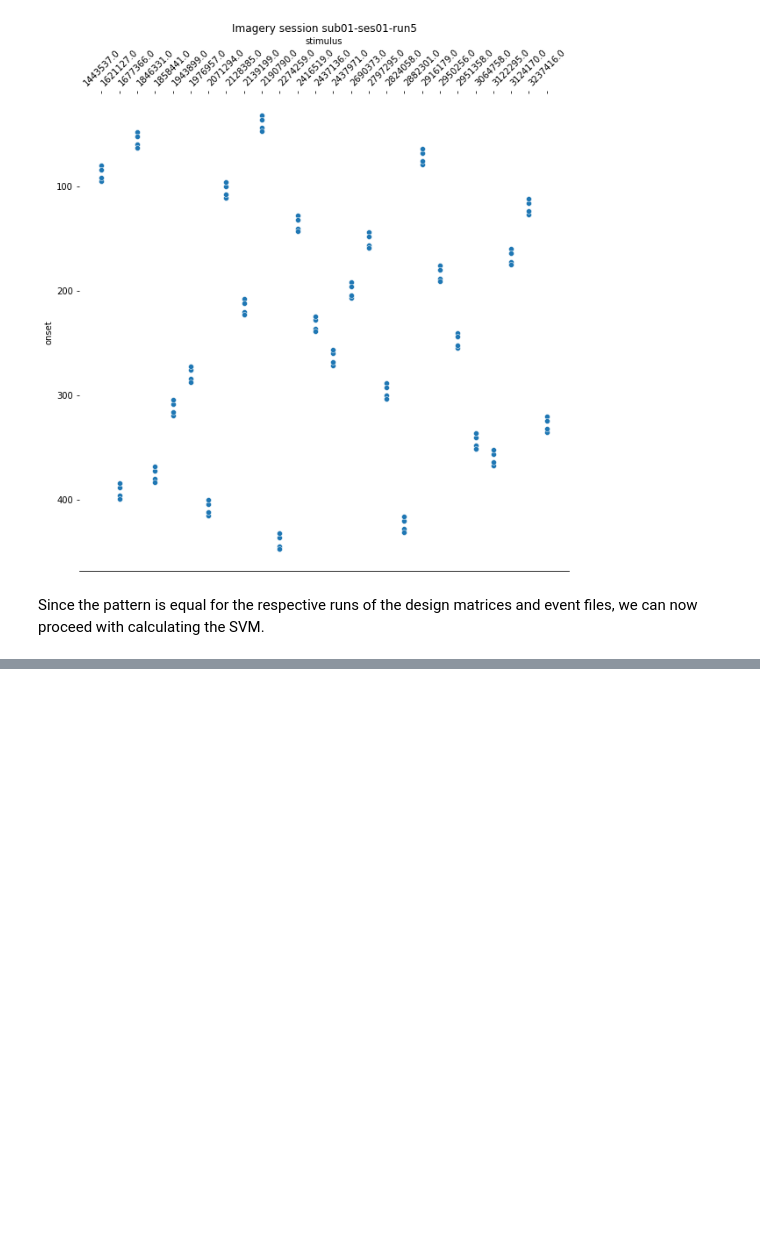
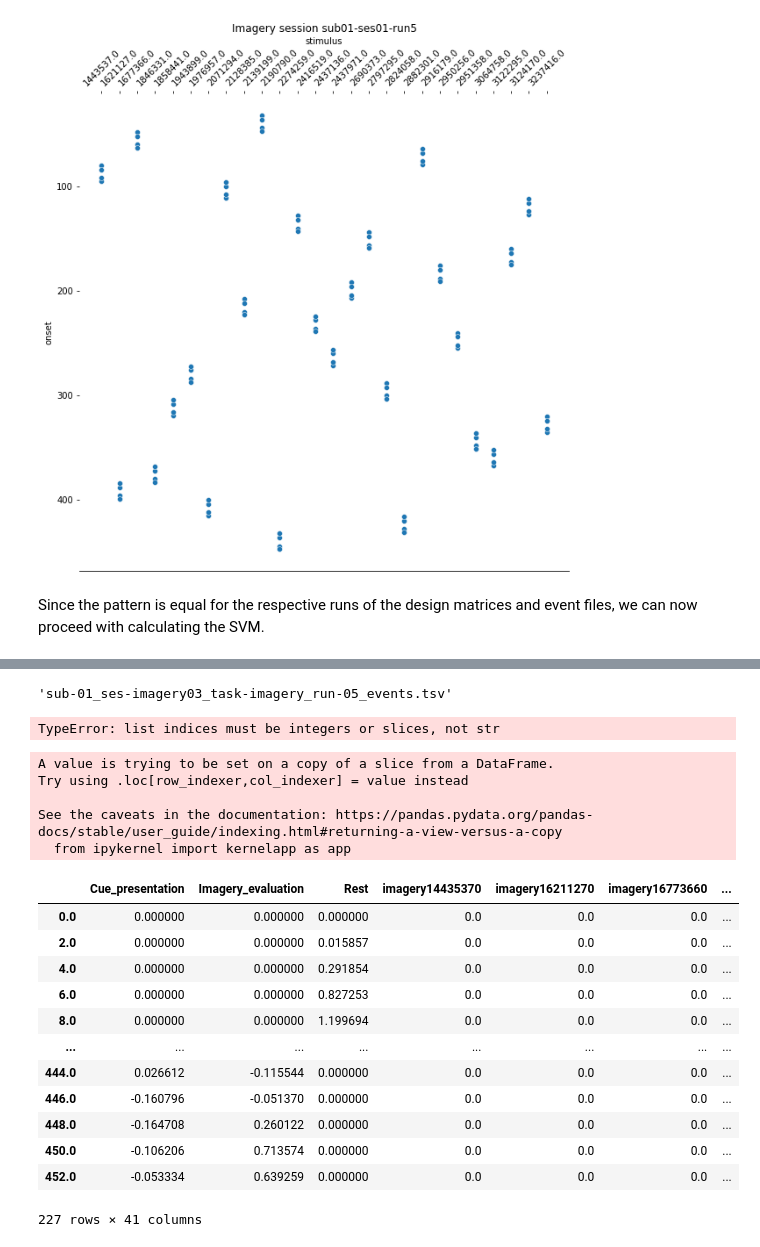
Before and after one commit to JNPauli/Banter, a Jupyter notebook: data/General_linear_model.ipynb, the cells around one changed output, grey strips where cells are left out. Drawn from its saved outputs; the diff is of its cells as text; code cells hidden in the pictures; blank space fills up the shorter version.

Commit message:
created loop that leads to a design matrix for all sessions

```diff
--- a/data/General_linear_model.ipynb
+++ b/data/General_linear_model.ipynb
@@ -385,7 +385,7 @@ Now once again we have to get the trialtype aka the stimuli seperated from the e
 def trialtype(event):
     trial_type = ['SPACE']*len(event['event_type'])
     category = event['category_id']
-    for idx, x in enumerate(events['event_type']):
+    for idx, x in enumerate(event['event_type']):
         if x == -1:
             trial_type[idx] = 'Rest'
         if x == 1:
@@ -728,7 +633,0 @@ for file in os.listdir():
-# %%
-
-for pos, x in enumerate(s):
-    for file in os.listdir('/home/jpauli/ds001506/sub-01/ses-imagery0'+str(s[1])+'/func'):
-        filename = file
-        if filename.endswith(".tsv"):
-            events_ses_2.append(pd.read_csv(file,sep = '\t'))
@@ -751,0 +744,59 @@ for file in os.listdir():
+# %%
+filename
+# %% [output]
+'sub-01_ses-imagery03_task-imagery_run-05_events.tsv'
+# %%
+events_all_ses = []
+stimuli_all_ses = []
+for session in ["02","03","04"]:
+    for run in ["01","02","03","04","05"]:
+        events_all_ses.append(pd.read_table('/home/jpauli/ds001506/sub-01/ses-imagery{}/func/sub-01_ses-imagery{}_task-imagery_run-{}_events.tsv'.format(session,session,run)))
+        stimuli_all_ses.append(trialtype(events_all_ses))
+        regressors_of_interest = []
+
+for files,events in enumerate(events_all_runs):
+    regressors_of_interest.append(events_all_runs[pos][['onset','duration']])
+    regressors_of_interest[files]['trial_type'] = stimuli_all[files]
+# %% [output]
+TypeError: list indices must be integers or slices, not str
+# %%
+from nilearn.glm.first_level import make_first_level_design_matrix
+events_all_ses = []
+stimuli_all_ses = []
+x=[]
+X = []
+hrf_model = 'glover'
+for session in ["02","03","04"]:
+    for run in ["01","02","03","04","05"]:
+        fmri_img__ = 'sub-01_ses-imagery{}_task-imagery_run-{}_desc-preproc_bold.nii.gz'.format(session,run)
+        confounds__ = pd.read_table('/mnt/c/Users/janos/git/sessions/sub01-ses-{}-imagery/sub-01_ses-imagery{}_task-imagery_run-{}_desc-preproc_confounds.tsv'.format(session,session,run))
+        reg_no_interest__ = confounds__[['global_signal', 'trans_x','trans_z','trans_y','rot_x','rot_y','rot_z']].copy()
+        events_all_ = pd.read_table('/home/jpauli/ds001506/sub-01/ses-imagery{}/func/sub-01_ses-imagery{}_task-imagery_run-{}_events.tsv'.format(session,session,run))
+        stimuli_all_ = trialtype(events_all_)
+        regressors_of_interest_all_ = events_all_[['onset','duration']]
+        regressors_of_interest_all_['trial_type'] = stimuli_all_
+        X.append(make_first_level_design_matrix(
+        frame_times, regressors_of_interest_all_, drift_model='polynomial', drift_order=3,
+        add_regs=reg_no_interest__, add_reg_names=None, hrf_model=hrf_model))
+# %% [output]
+A value is trying to be set on a copy of a slice from a DataFrame.
+Try using .loc[row_indexer,col_indexer] = value instead
+
+See the caveats in the documentation: https://pandas.pydata.org/pandas-docs/stable/user_guide/indexing.html#returning-a-view-versus-a-copy
+  from ipykernel import kernelapp as app
+# %%
+X[]
+# %% [output]
+|  | Cue_presentation | Imagery_evaluation | Rest | imagery14435370 | imagery16211270 | imagery16773660 | ... |
+| 0.0 | 0.000000 | 0.000000 | 0.000000 | 0.0 | 0.0 | 0.0 | ... |
+| 2.0 | 0.000000 | 0.000000 | 0.015857 | 0.0 | 0.0 | 0.0 | ... |
+| 4.0 | 0.000000 | 0.000000 | 0.291854 | 0.0 | 0.0 | 0.0 | ... |
+| 6.0 | 0.000000 | 0.000000 | 0.827253 | 0.0 | 0.0 | 0.0 | ... |
+| 8.0 | 0.000000 | 0.000000 | 1.199694 | 0.0 | 0.0 | 0.0 | ... |
+| ... | ... | ... | ... | ... | ... | ... | ... |
+| 444.0 | 0.026612 | -0.115544 | 0.000000 | 0.0 | 0.0 | 0.0 | ... |
+| 446.0 | -0.160796 | -0.051370 | 0.000000 | 0.0 | 0.0 | 0.0 | ... |
+| 448.0 | -0.164708 | 0.260122 | 0.000000 | 0.0 | 0.0 | 0.0 | ... |
+| 450.0 | -0.106206 | 0.713574 | 0.000000 | 0.0 | 0.0 | 0.0 | ... |
+| 452.0 | -0.053334 | 0.639259 | 0.000000 | 0.0 | 0.0 | 0.0 | ... |
+227 rows × 41 columns
```
Also changed, not shown: parts of 30 cells of this notebook.
